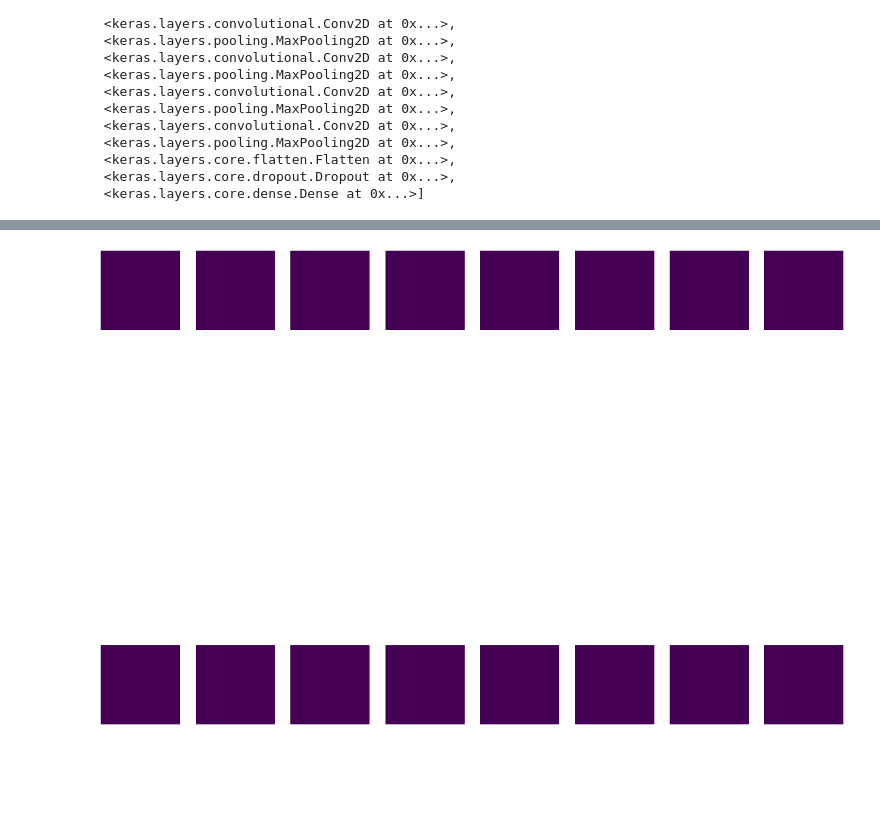
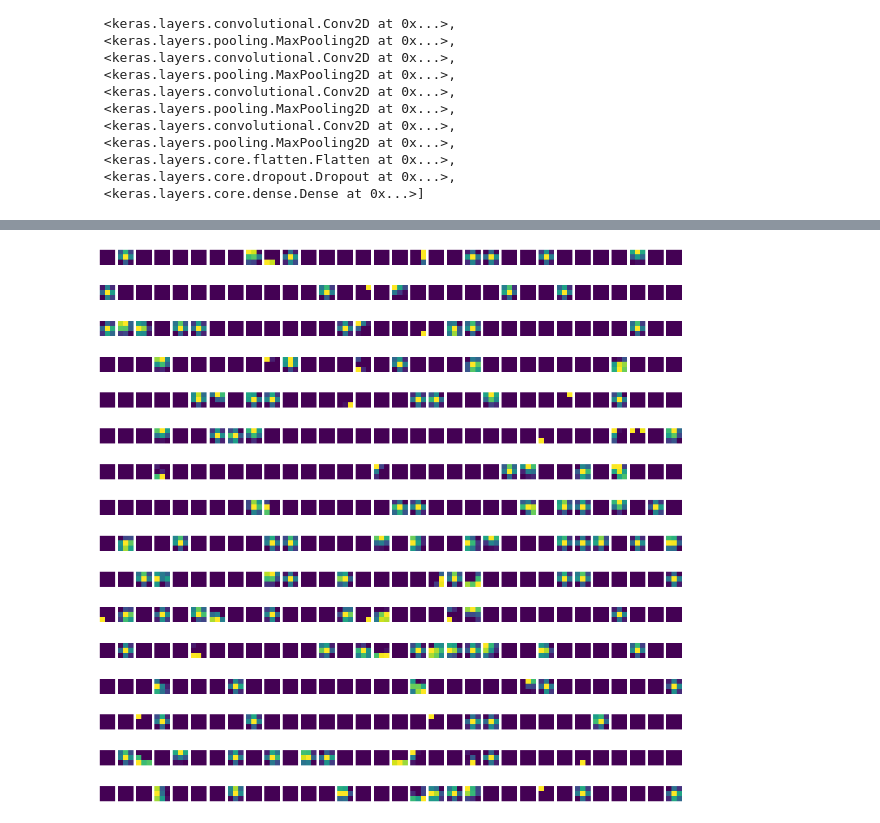
Before and after one commit to WooHyuck-Jeong/Markov_Transion_Field, a Jupyter notebook: self_CNN.ipynb, the cells around one changed output, grey strips where cells are left out. Drawn from its saved outputs; the diff is of its cells as text; code cells hidden in the pictures; blank space fills up the shorter version.

```diff
--- a/self_CNN.ipynb
+++ b/self_CNN.ipynb
@@ -29,6 +29,6 @@ rs = 7
 
 X_train, X_test, y_train, y_test, i_train, i_test = train_test_split(X_data, y_data, i_data, test_size= 0.2, shuffle= True, random_state= rs)
 
-X_train = X_train.reshape(-1, 300, 300, 2) / 255.0
+#X_train = X_train.reshape(-1, 300, 300, 2) / 255.0
 # %%
 X_train, X_val, y_train, y_val, i_train, i_val = train_test_split(X_train, y_train, i_train, test_size= 0.2, shuffle= True, random_state= rs)
@@ -138,3 +164,5 @@ KerasTensor(type_spec=TensorSpec(shape=(None, 300, 300, 2), dtype=tf.float32, na
+# %%
+model = keras.models.load_model('self_CNN.h5')
 # %%
 model.layers
 # %% [output]
@@ -156,8 +203,8 @@ model.layers
 # %%
-conv_acti = keras.Model(model.input, model.layers[0].output)
+conv_acti = keras.Model(model.input, model.layers[10].output)
 # %%
-inputs = X_train[0:1] / 255.0
-feature_maps= conv_acti.predict(inputs)
+inputs = X_train[0:1].reshape(-1, 100, 100, 2)
+feature_maps = conv_acti(inputs)
 # %%
 print(feature_maps.shape)
 # %% [output]
@@ -165,9 +212,10 @@ print(feature_maps.shape)
 # %%
-fig, axs = plt.subplots(2, 8, figsize= (20, 20))
-for i in range(2):
-    for j in range(8):
-        axs[i,j].imshow(feature_maps[0,:,:, i*8+j])
+fig, axs= plt.subplots(16, 32, figsize=(20,20))
+
+for i in range(16):
+    for j in range(32):
+        axs[i, j].imshow(feature_maps[0, :, :, i*32+j])
         axs[i,j].axis('off')
 plt.show()
 # %% [output]
-[figure, old version]
+[figure, new version]
```
Also changed, not shown: parts of 18 cells of this notebook, 5 other files.
